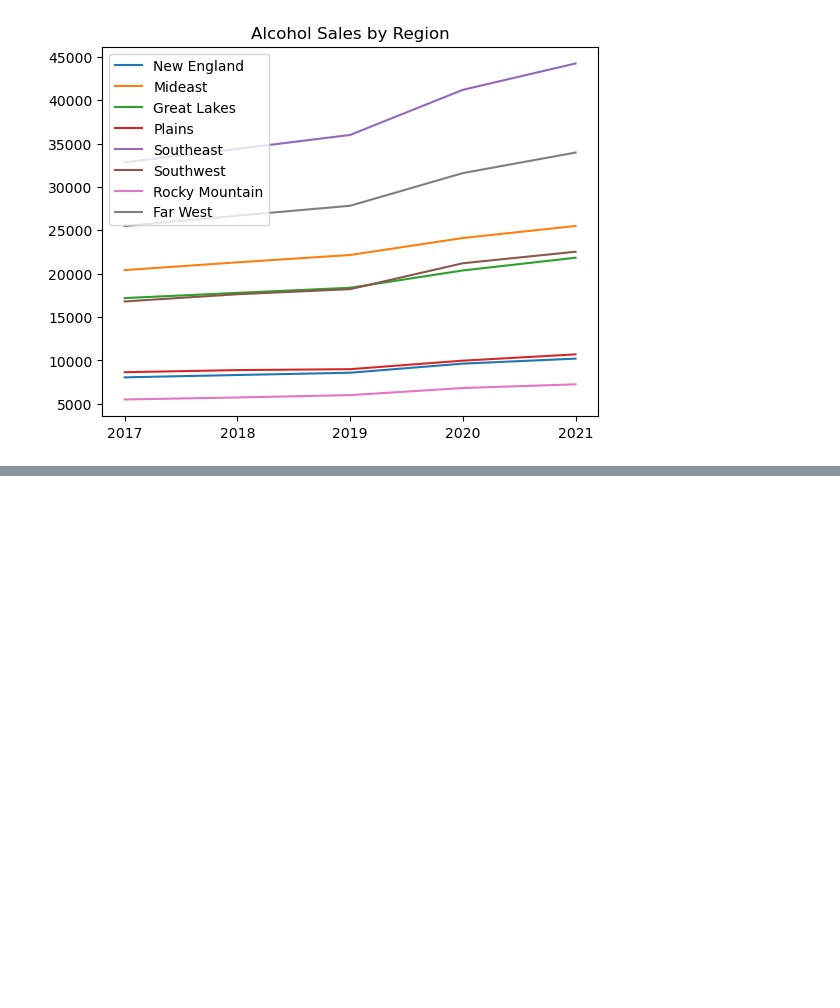
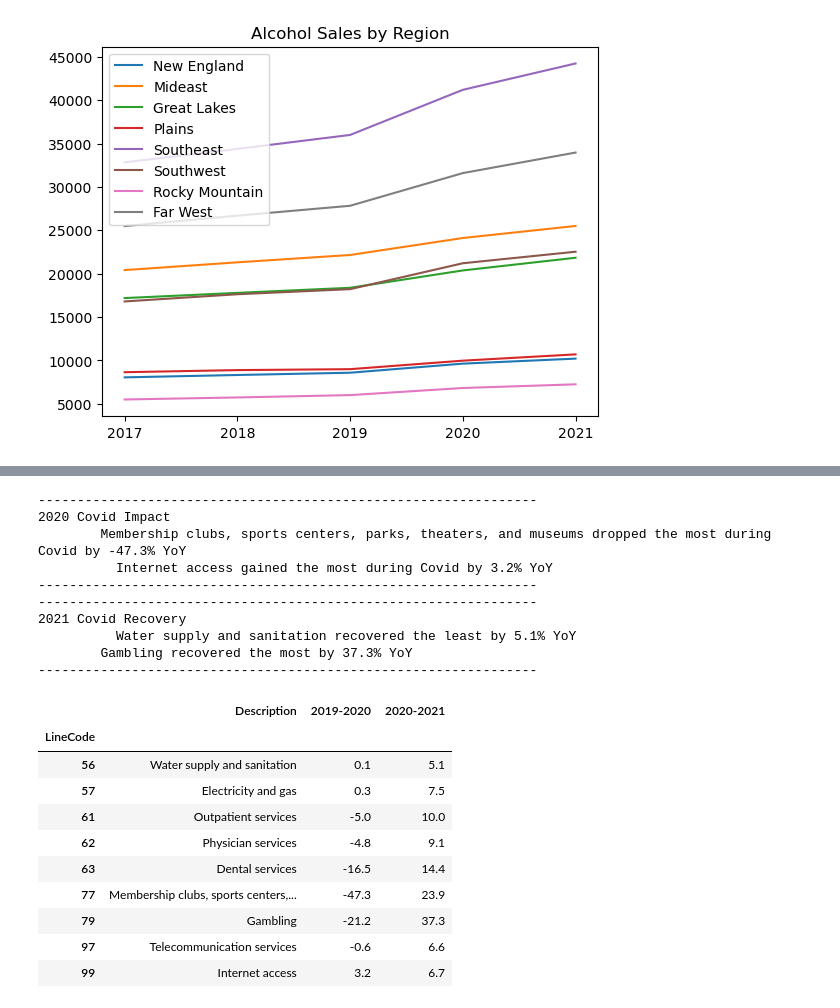
Before and after one commit to kmcmurphy/Covid19-and-the-Economy, a Jupyter notebook: consumer_spend_analysis.ipynb, the cells around one changed output, grey strips where cells are left out. Drawn from its saved outputs; the diff is of its cells as text; code cells hidden in the pictures; blank space fills up the shorter version.

Commit message:
Added subcat breakdown of drops and gains pre/post covid

```diff
--- a/consumer_spend_analysis.ipynb
+++ b/consumer_spend_analysis.ipynb
@@ -468,0 +474,17 @@ region_spend
+# %%
+######################################
+## Create DF to pull groups from
+## Data not from API, from CSV
+######################################
+
+consumer_spend_bycat = pd.read_csv('ConsumerSpend/US_consumer_spend_change.csv')
+
+# Create df from load
+consumer_spend_bycat_df = pd.DataFrame(consumer_spend_bycat)
+consumer_spend_bycat_df = consumer_spend_bycat_df[['LineCode', 'Description','2019-2020','2020-2021']]
+consumer_spend_bycat_df = consumer_spend_bycat_df.set_index(consumer_spend_bycat_df['LineCode'], drop=True)
+consumer_spend_bycat_df = consumer_spend_bycat_df.drop(['LineCode'], axis=1)
+
+consumer_spend_bycat_df = consumer_spend_bycat_df.astype({'2019-2020':'float', '2020-2021':'float'})
+
+consumer_spend_bycat_df.head()
@@ -468,0 +626,62 @@ region_spend
+# %%
+######################################
+## Service Spend by subcategories
+## Line codes - 56,57,61,62,63,77,79,97,99
+## Data not from API, from CSV
+######################################
+
+services_codes = [55,56,60,61,62,76,78,96,98]
+
+
+services_df = consumer_spend_bycat_df.iloc[services_codes]
+
+covid_low = services_df['2019-2020'].min()
+covid_cat_low = services_df.loc[services_df['2019-2020'] == covid_low]
+
+
+covid_high = services_df['2019-2020'].max()
+covid_cat_high = services_df.loc[services_df['2019-2020'] == covid_high]
+
+
+recovery_low = services_df['2020-2021'].min()
+recovery_cat_low = services_df.loc[services_df['2020-2021'] == recovery_low]
+
+recovery_high = services_df['2020-2021'].max()
+recovery_cat_high = services_df.loc[services_df['2020-2021'] == recovery_high]
+
+
+print("----------------------------------------------------------------")
+print("2020 Covid Impact")
+print(f"{covid_cat_low['Description'].item()} dropped the most during Covid by {covid_low}% YoY")
+print(f"{covid_cat_high['Description'].item()} gained the most during Covid by {covid_high}% YoY")
+print("----------------------------------------------------------------")
+print("----------------------------------------------------------------")
+print("2021 Covid Recovery")
+print(f"{recovery_cat_low['Description'].item()} recovered the least by {recovery_low}% YoY")
+print(f"{recovery_cat_high['Description'].item()} recovered the most by {recovery_high}% YoY")
+print("----------------------------------------------------------------")
+
+
+services_df
+# %% [output]
+----------------------------------------------------------------
+2020 Covid Impact
+        Membership clubs, sports centers, parks, theaters, and museums dropped the most during Covid by -47.3% YoY
+          Internet access gained the most during Covid by 3.2% YoY
+----------------------------------------------------------------
+----------------------------------------------------------------
+2021 Covid Recovery
+          Water supply and sanitation recovered the least by 5.1% YoY
+        Gambling recovered the most by 37.3% YoY
+----------------------------------------------------------------
+|  | Description | 2019-2020 | 2020-2021 |
+| LineCode |  |  |  |
+| 56 | Water supply and sanitation | 0.1 | 5.1 |
+| 57 | Electricity and gas | 0.3 | 7.5 |
+| 61 | Outpatient services | -5.0 | 10.0 |
+| 62 | Physician services | -4.8 | 9.1 |
+| 63 | Dental services | -16.5 | 14.4 |
+| 77 | Membership clubs, sports centers,... | -47.3 | 23.9 |
+| 79 | Gambling | -21.2 | 37.3 |
+| 97 | Telecommunication services | -0.6 | 6.6 |
+| 99 | Internet access | 3.2 | 6.7 |
```
Also changed, not shown: parts of 12 cells of this notebook, 1 other file.
